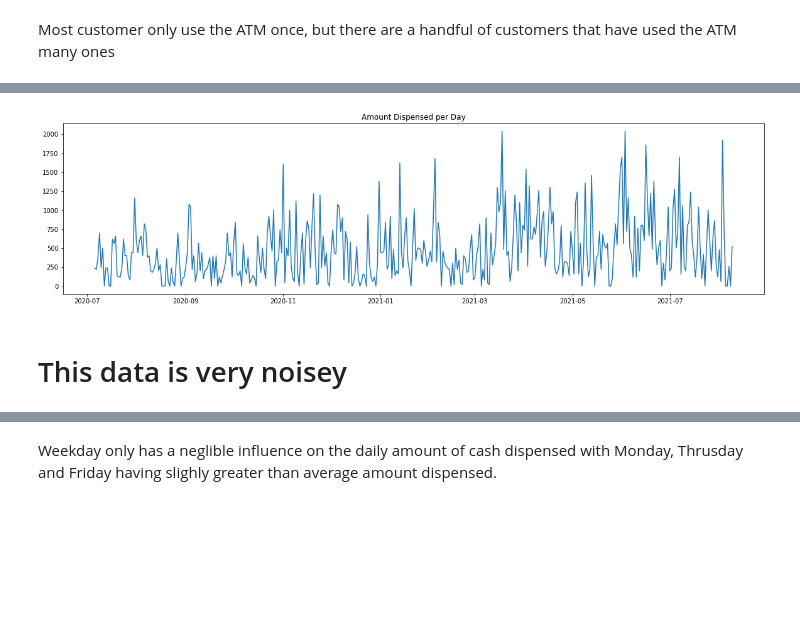
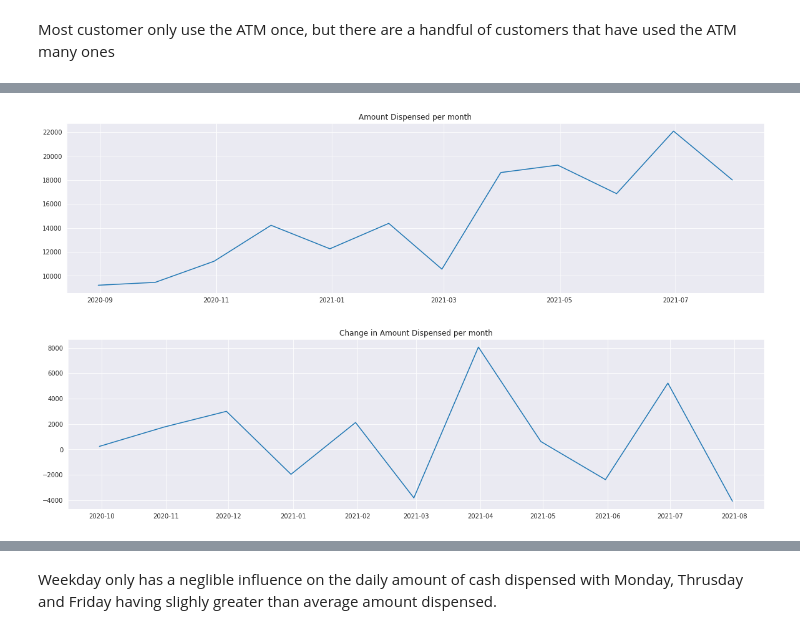
Before and after one commit to parkerburchett/Public-ATM, a Jupyter notebook: Exploratory Data Analysis.ipynb, the cells around one changed output, grey strips where cells are left out. Cells and saved outputs as stored; diff of their text form; code cells hidden in the pictures; blank space fills up the shorter version.

Commit message:
Made Better Charts

```diff
--- a/Exploratory Data Analysis.ipynb
+++ b/Exploratory Data Analysis.ipynb
@@ -9,4 +9,4 @@ import seaborn as sns
 df = pd.read_csv('Clean Obfuscated ATM Data.csv')
 df['Terminal DateTime'] = pd.to_datetime(df['Terminal DateTime'])
 df.set_index(df['Terminal DateTime'], inplace=True)
-df
+df = df.loc['2020-8-01':'2021-7-31'] # only the time where you have whole months
@@ -44,4 +24,5 @@ df.shape
 # %%
 transaction_df = df[df['fee_charged'] != 0.0] # A subset of all the valid transactions
-transaction_df.shape # there were 1562 transactions in 399 days.
+transaction_df.sort_index(inplace=True)
+transaction_df.head()
 # %% [output]
@@ -128,9 +129,15 @@ plt.show()
 # %%
 plt.figure(figsize=(20, 5))
-plt.plot(transaction_df['amount_dispensed'].resample('D').sum())
-plt.title('Amount Dispensed per Day')
+plt.plot(transaction_df['amount_dispensed'].resample('m').sum())
+plt.title('Amount Dispensed per month')
 plt.show()
+
+
+plt.figure(figsize=(20, 5))
+monthly_difference = (transaction_df['amount_dispensed'].resample('m').sum()).diff()
+plt.plot(monthly_difference)
+plt.title('Change in Amount Dispensed per month')
+plt.show()
 # %% [output]
-[figure, old version]
+[figure, new version]
+[figure, added]
-# %% [markdown]
-# This data is very noisey
```
Also changed, not shown: parts of 27 cells of this notebook.
